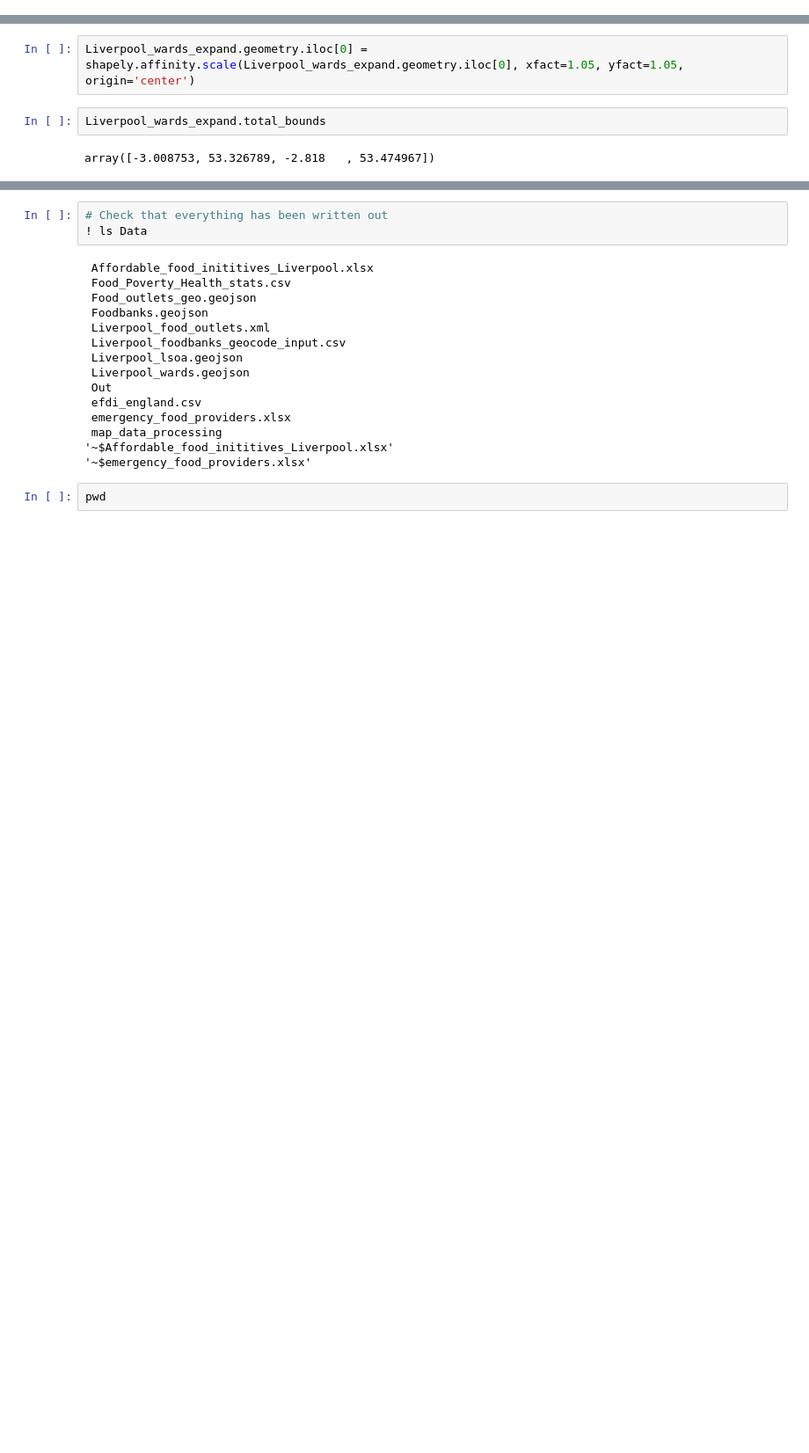
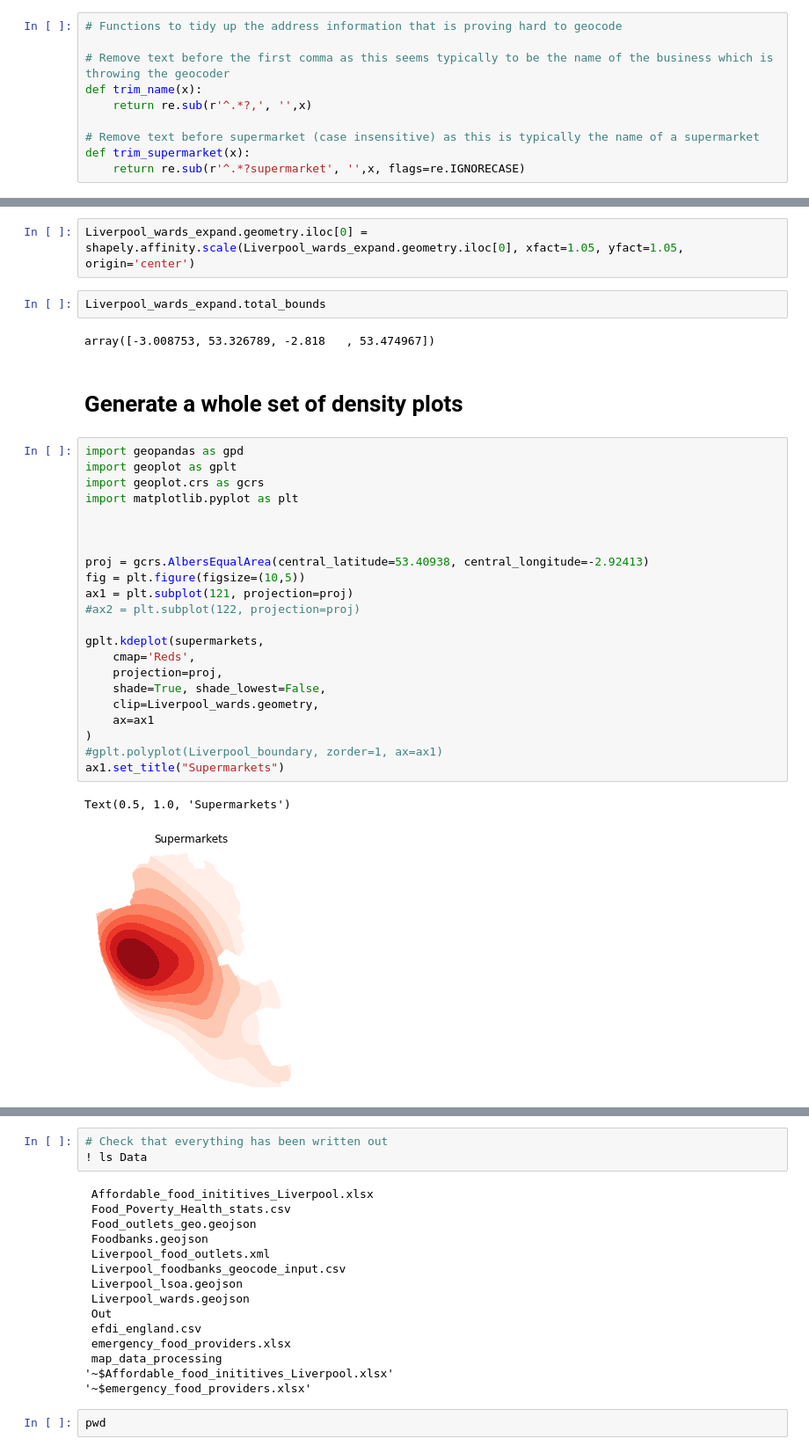
Before and after one commit to johnardavies/City_map, a Jupyter notebook: map_data_processing/Liverpool_map.ipynb, the cells around one changed output, grey strips where cells are left out. Shown at 88% size. Saved outputs shown, nothing was run; the diff lists cells and outputs as text; blank space fills up the shorter version.

```diff
--- a/map_data_processing/Liverpool_map.ipynb
+++ b/map_data_processing/Liverpool_map.ipynb
@@ -317,3 +330,13 @@ pd.DataFrame(food_outlets_df["BusinessType"].value_counts())
 | Hotel/bed & breakfast/guest house | 87 |
 | Distributors/Transporters | 34 |
 | Manufacturers/packers | 18 |
+# %%
+# Functions to tidy up the address information that is proving hard to geocode
+
+# Remove text before the first comma as this seems typically to be the name of the business which is throwing the geocoder
+def trim_name(x):
+    return re.sub(r'^.*?,', '',x)
+
+# Remove text before supermarket (case insensitive) as this is typically the name of a supermarket
+def trim_supermarket(x):
+    return re.sub(r'^.*?supermarket', '',x, flags=re.IGNORECASE)
@@ -789,3 +913,30 @@ Liverpool_wards_expand.geometry.iloc[0] = shapely.affinity.scale(Liverpool_wards
 Liverpool_wards_expand.total_bounds
 # %% [output]
 array([-3.008753, 53.326789, -2.818   , 53.474967])
+# %% [markdown]
+# Generate a whole set of density plots
+# %%
+import geopandas as gpd
+import geoplot as gplt
+import geoplot.crs as gcrs
+import matplotlib.pyplot as plt
+
+
+
+proj = gcrs.AlbersEqualArea(central_latitude=53.40938, central_longitude=-2.92413)
+fig = plt.figure(figsize=(10,5))
+ax1 = plt.subplot(121, projection=proj)
+#ax2 = plt.subplot(122, projection=proj)
+
+gplt.kdeplot(supermarkets,
+    cmap='Reds',
+    projection=proj,
+    shade=True, shade_lowest=False,
+    clip=Liverpool_wards.geometry,
+    ax=ax1
+)
+#gplt.polyplot(Liverpool_boundary, zorder=1, ax=ax1)
+ax1.set_title("Supermarkets")
+# %% [output]
+Text(0.5, 1.0, 'Supermarkets')
+[figure, added]
```
Also changed, not shown: parts of 22 cells of this notebook, 3 other files.
